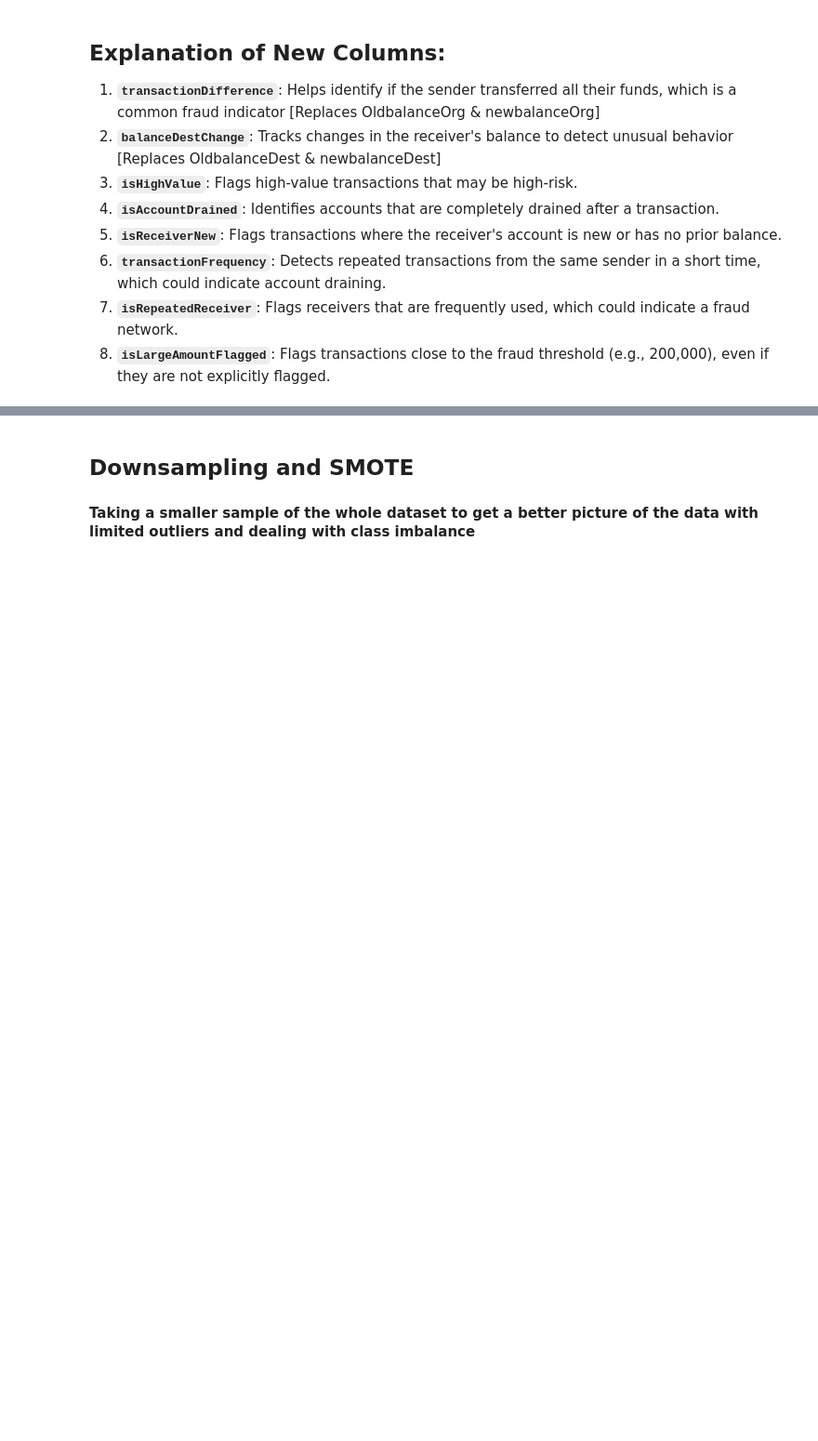
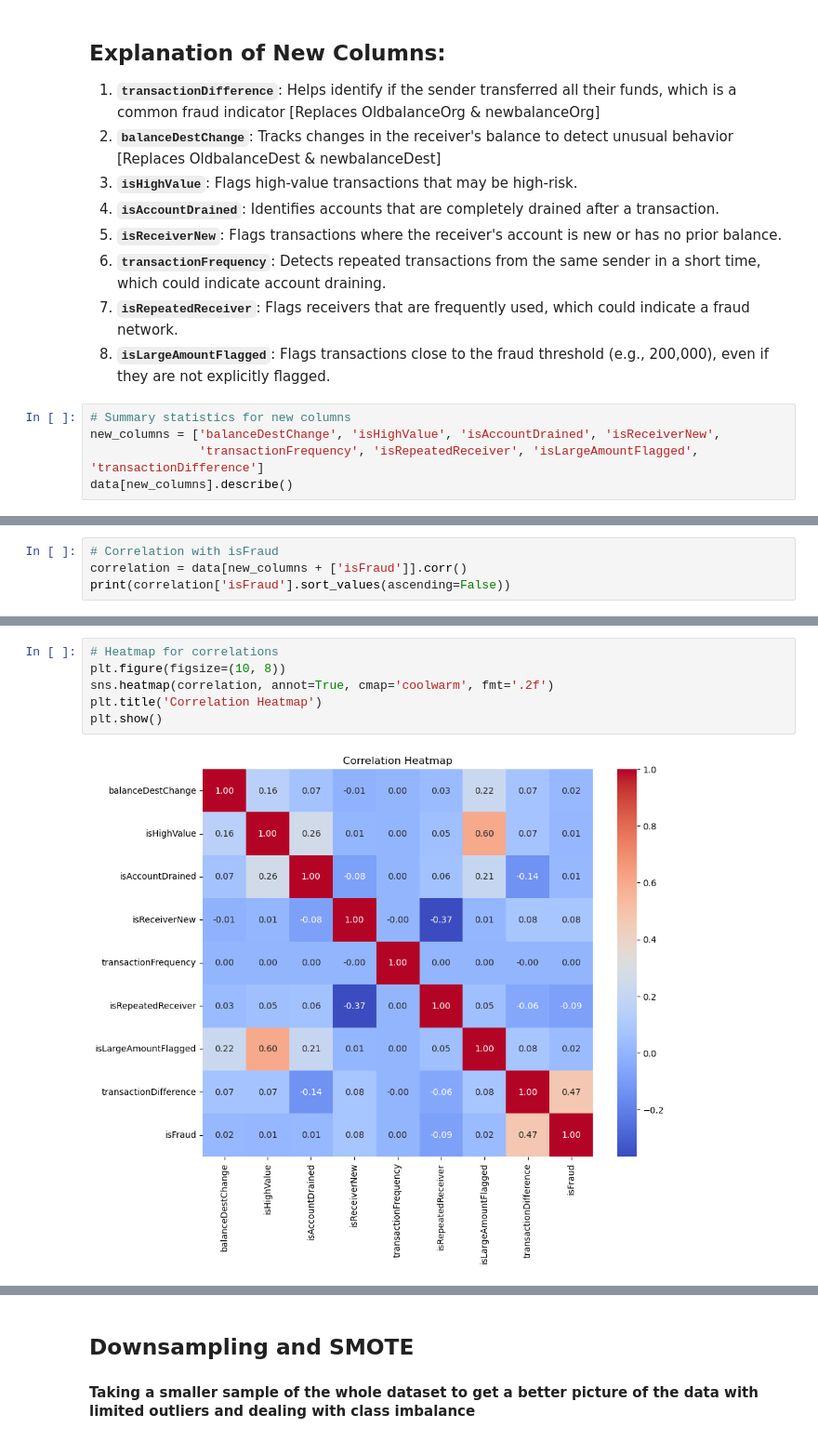
Before and after one commit to angeneris/TLAB_Fraud_Detect, a Jupyter notebook: Jupyter Notebooks/fraud_detect_eda.ipynb, the cells around one changed output, grey strips where cells are left out. Shown at 93% size. Saved outputs shown, nothing was run; the diff lists cells and outputs as text; blank space fills up the shorter version.

```diff
--- a/Jupyter Notebooks/fraud_detect_eda.ipynb
+++ b/Jupyter Notebooks/fraud_detect_eda.ipynb
@@ -286,3 +286,8 @@ data.head(20)
 6. **`transactionFrequency`**: Detects repeated transactions from the same sender in a short time, which could indicate account draining.
 7. **`isRepeatedReceiver`**: Flags receivers that are frequently used, which could indicate a fraud network.
 8. **`isLargeAmountFlagged`**: Flags transactions close to the fraud threshold (e.g., 200,000), even if they are not explicitly flagged.
+# %%
+# Summary statistics for new columns
+new_columns = ['balanceDestChange', 'isHighValue', 'isAccountDrained', 'isReceiverNew',
+               'transactionFrequency', 'isRepeatedReceiver', 'isLargeAmountFlagged', 'transactionDifference']
+data[new_columns].describe()
@@ -288,0 +304,4 @@ data.head(20)
+# %%
+# Correlation with isFraud
+correlation = data[new_columns + ['isFraud']].corr()
+print(correlation['isFraud'].sort_values(ascending=False))
@@ -288,0 +319,8 @@ data.head(20)
+# %%
+# Heatmap for correlations
+plt.figure(figsize=(10, 8))
+sns.heatmap(correlation, annot=True, cmap='coolwarm', fmt='.2f')
+plt.title('Correlation Heatmap')
+plt.show()
+# %% [output]
+[figure, added]
```
Also changed, not shown: parts of 19 cells of this notebook, 2 other files.
